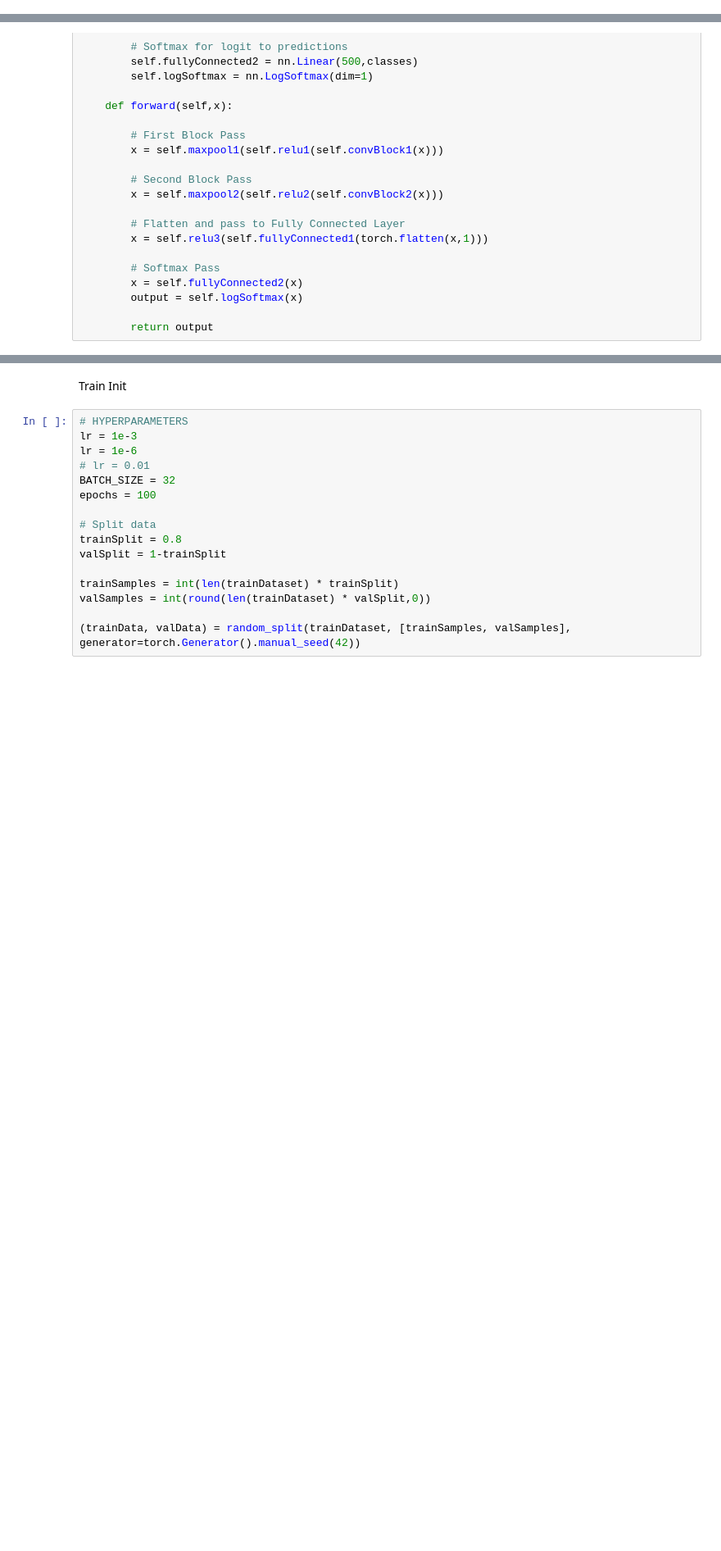
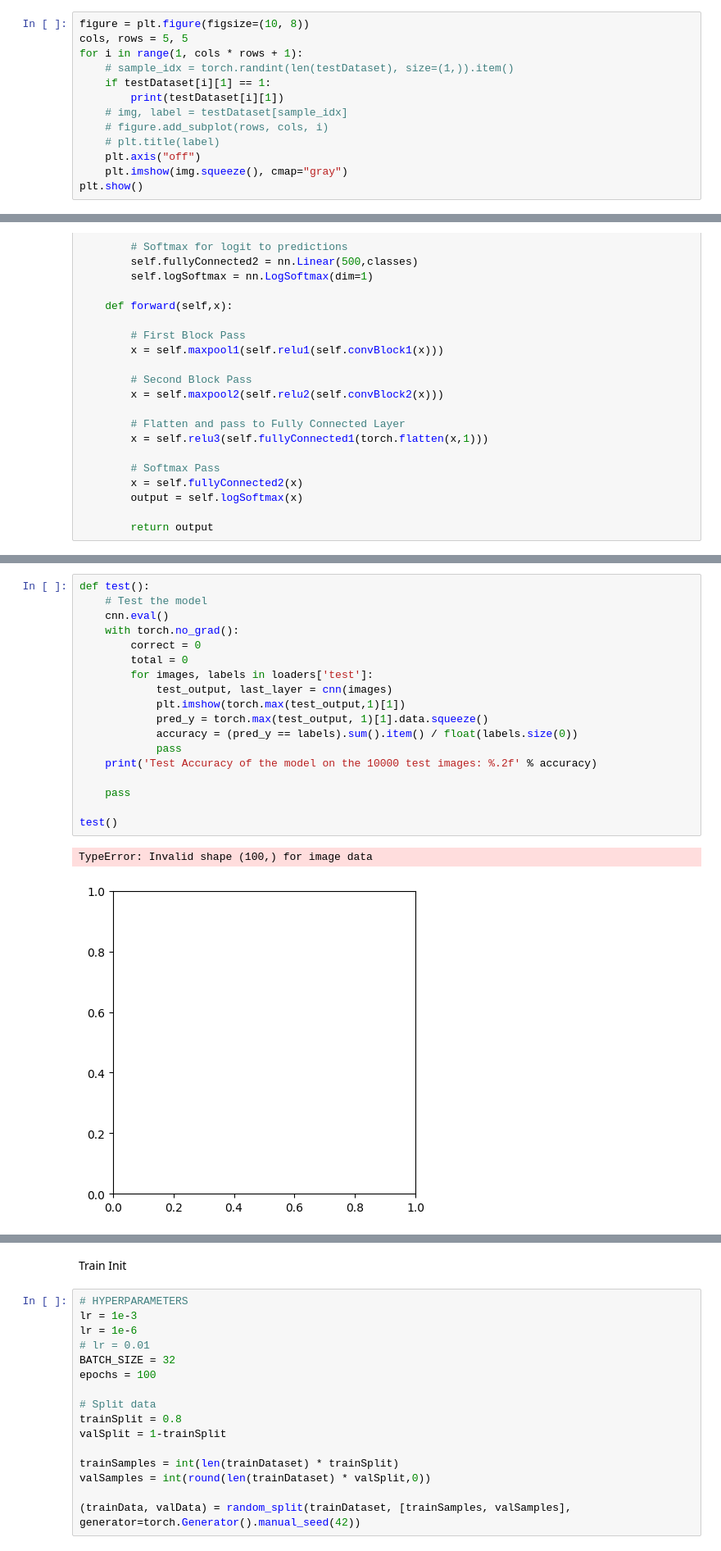
Before and after one commit to MekaelWasti/my-site, a Jupyter notebook: src/components/HDR components/HDR Engine.ipynb, the cells around one changed output, grey strips where cells are left out. Shown at 82% size. Cells and saved outputs as stored; diff of their text form; blank space fills up the shorter version.

```diff
--- a/src/components/HDR components/HDR Engine.ipynb
+++ b/src/components/HDR components/HDR Engine.ipynb
@@ -40,0 +60,13 @@ torch.Size([28, 28])
+# %%
+figure = plt.figure(figsize=(10, 8))
+cols, rows = 5, 5
+for i in range(1, cols * rows + 1):
+    # sample_idx = torch.randint(len(testDataset), size=(1,)).item()
+    if testDataset[i][1] == 1:
+        print(testDataset[i][1])
+    # img, label = testDataset[sample_idx]
+    # figure.add_subplot(rows, cols, i)
+    # plt.title(label)
+    plt.axis("off")
+    plt.imshow(img.squeeze(), cmap="gray")
+plt.show()
@@ -83,0 +309,21 @@ class LeNet(nn.Module):
+# %%
+def test():
+    # Test the model
+    cnn.eval()
+    with torch.no_grad():
+        correct = 0
+        total = 0
+        for images, labels in loaders['test']:
+            test_output, last_layer = cnn(images)
+            plt.imshow(torch.max(test_output,1)[1])
+            pred_y = torch.max(test_output, 1)[1].data.squeeze()
+            accuracy = (pred_y == labels).sum().item() / float(labels.size(0))
+            pass
+    print('Test Accuracy of the model on the 10000 test images: %.2f' % accuracy)
+
+    pass
+
+test()
+# %% [output]
+TypeError: Invalid shape (100,) for image data
+[figure, added]
```
Also changed, not shown: parts of 13 cells of this notebook, 3 other files.
